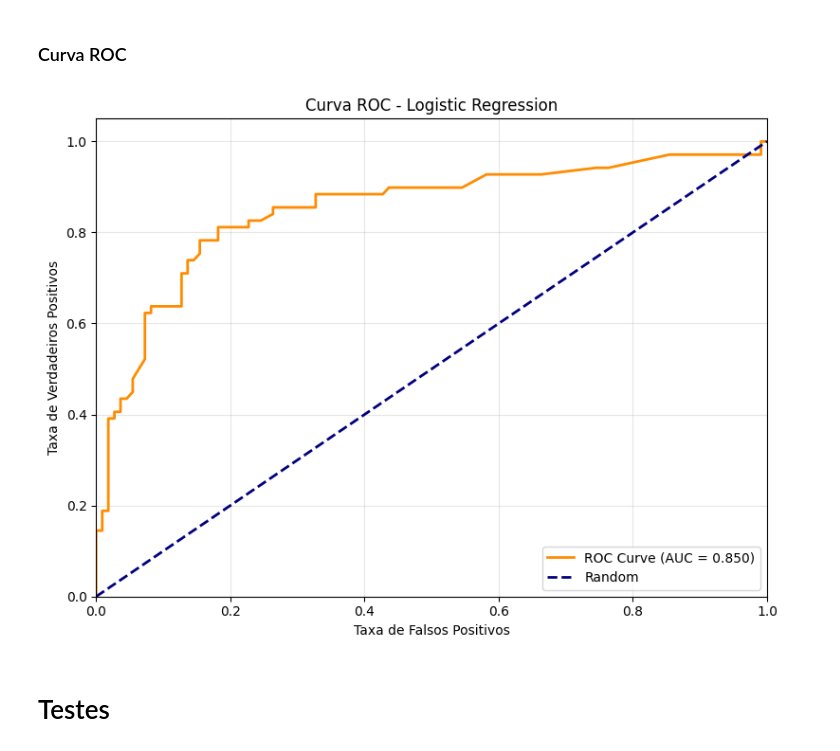
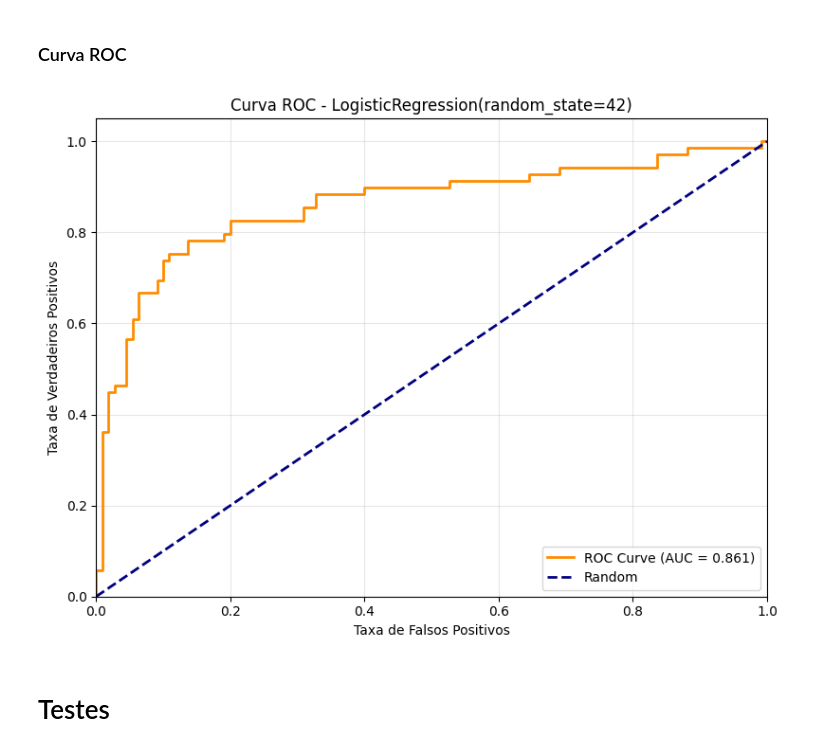
Before and after one commit to Marcus-vinicius-pcs/titanic-model-deploy, a Jupyter notebook: notebooks/titanic.ipynb, the cells around one changed output. Drawn from its saved outputs; the diff is of its cells as text; code cells hidden in the pictures.

```diff
--- a/notebooks/titanic.ipynb
+++ b/notebooks/titanic.ipynb
@@ -667,12 +667,10 @@ cat_ohe_cols = ['Embarked', 'Title_Mapped', 'Deck', 'Age_Group', 'Fare_Group', '
 binary_cols = ['Sex']  # será transformado com LabelEncoder via FunctionTransformer
 ordinal_cat_features = ['Pclass', 'Alone']  # manteremos como estão
 
-def label_encode_sex(X):
-    return 1 if X == 'male' else 0
+df['Sex'] = df['Sex'].apply(lambda s: 1 if s == 'male' else 0)
 
 preprocessor = ColumnTransformer(transformers=[
     ('ohe', OneHotEncoder(drop='first', sparse_output=False, handle_unknown='ignore'), cat_ohe_cols),
-    ('sex_le', FunctionTransformer(label_encode_sex, validate=True), binary_cols),
     ('passthrough', 'passthrough', ordinal_cat_features),
 ])
 
@@ -681,7 +679,7 @@ preprocessor.fit(X)
 X_encoded = preprocessor.transform(X)
 
 ohe_columns = preprocessor.named_transformers_['ohe'].get_feature_names_out(cat_ohe_cols)
-final_columns = list(ohe_columns) + ['Sex'] + ordinal_cat_features
+final_columns = list(ohe_columns) + ordinal_cat_features
 
 df.drop(columns=(cat_ohe_cols + binary_cols + ordinal_cat_features), inplace=True)
 df_encoded_part = pd.DataFrame(X_encoded, columns=final_columns, index=df.index)
@@ -698,7 +700,7 @@ ValueError: could not convert string to float: 'male'
 # %% [markdown]
 ### Normalização e Padronização
 # %%
-numerical_features = ['Family_Size', 'Cabin_Count', 'Ticket_Group_Size']
+numerical_features = ['Family_Size', 'Cabin_Count', 'Ticket_Group_Size', 'Age', 'Fare']
 
 print("Estatísticas descritivas das variáveis numéricas antes de normalização:")
 print(df[numerical_features].describe())
@@ -939,36 +835,10 @@ KeyboardInterrupt:
 # %% [markdown]
 # Seleção e Análise do Modelo Final
 # %%
-# Selecionar o melhor modelo
-best_model_name = comparison_df.iloc[0]['Model']
-print(f"=== MELHOR MODELO: {best_model_name} ===")
+model_final = models['Logistic Regression']
 
-# Obter o modelo treinado
-if 'Optimized' in best_model_name:
-    model_key = best_model_name.replace(' (Optimized)', '')
-    best_model = optimized_models[model_key]['best_model']
-    is_optimized = True
-else:
-    best_model = models[best_model_name]
-    is_optimized = False
-
-print(f"Modelo otimizado: {is_optimized}")
-
-# Escolher dados adequados
-if best_model_name.startswith(('Logistic', 'SVM')):
-    X_train_final = X_train_scaled
-    X_test_final = X_test_scaled
-else:
-    X_train_final = X_train
-    X_test_final = X_test
-
-# Retreinar se necessário
-if not is_optimized:
-    best_model.fit(X_train_final, y_train)
-
-# Predições finais
-y_pred_final = best_model.predict(X_test_final)
-y_pred_proba_final = best_model.predict_proba(X_test_final)[:, 1] if hasattr(best_model, 'predict_proba') else None
+y_pred_final = model_final.predict(X_test)
+y_pred_proba_final = model_final.predict_proba(X_test)[:, 1]
 
 print(f"\n=== MÉTRICAS FINAIS ===")
 print(f"Accuracy: {accuracy_score(y_test, y_pred_final):.4f}")
@@ -1031,25 +898,25 @@ Não Sobreviveu       0.85      0.85      0.85       110
 # %%
 if y_pred_proba_final is not None:
     # Calcular curva ROC
     fpr, tpr, thresholds = roc_curve(y_test, y_pred_proba_final)
     roc_auc = roc_auc_score(y_test, y_pred_proba_final)
 
     # Plotar curva ROC
     plt.figure(figsize=(8, 6))
     plt.plot(fpr, tpr, color='darkorange', lw=2,
              label=f'ROC Curve (AUC = {roc_auc:.3f})')
     plt.plot([0, 1], [0, 1], color='navy', lw=2, linestyle='--', label='Random')
     plt.xlim([0.0, 1.0])
     plt.ylim([0.0, 1.05])
     plt.xlabel('Taxa de Falsos Positivos')
     plt.ylabel('Taxa de Verdadeiros Positivos')
-    plt.title(f'Curva ROC - {best_model_name}')
+    plt.title(f'Curva ROC - {model_final}')
     plt.legend(loc="lower right")
     plt.grid(alpha=0.3)
     plt.tight_layout()
     plt.show()
 # %% [output]
-[figure, old version]
+[figure, new version]
 # %%
 import pickle
 
```
Also changed, not shown: parts of 13 cells of this notebook, 4 other files.
